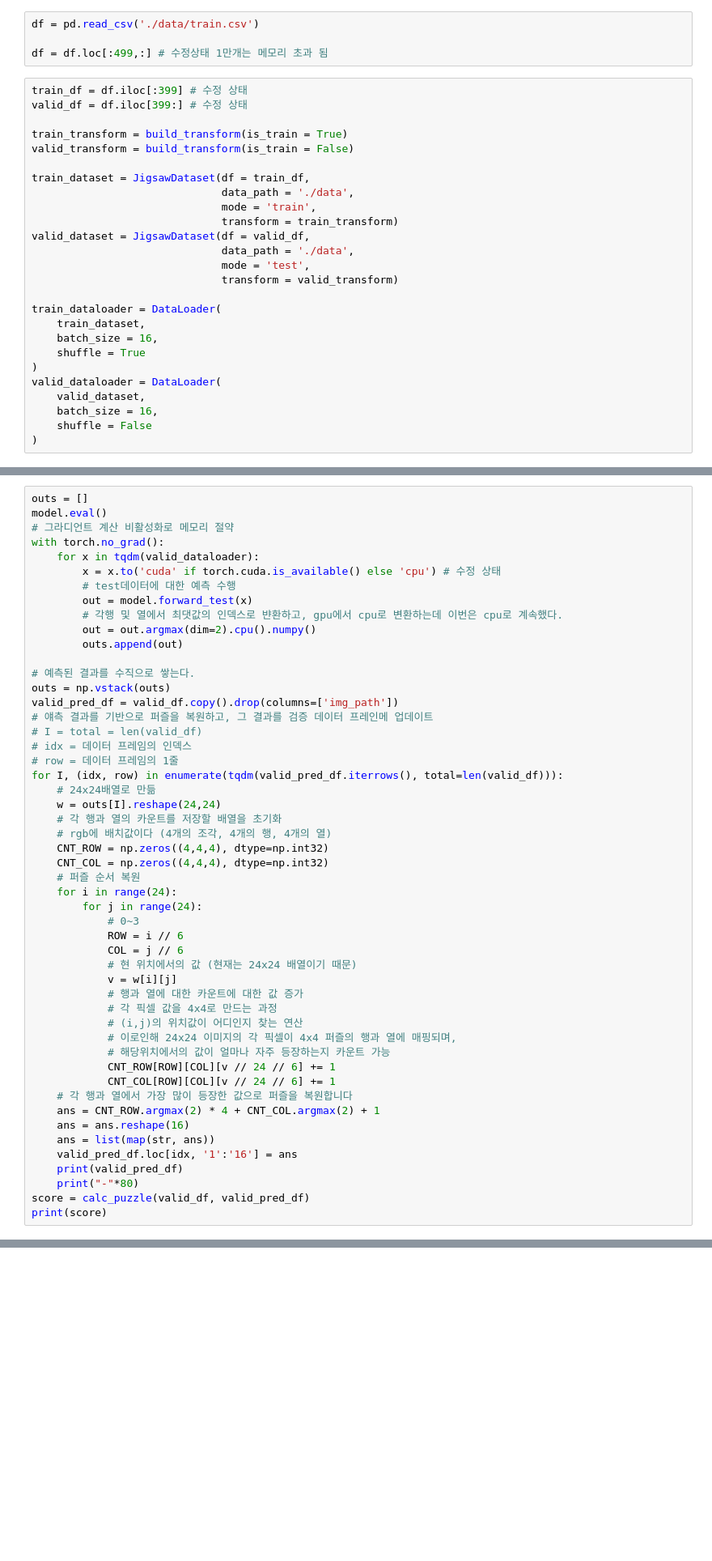
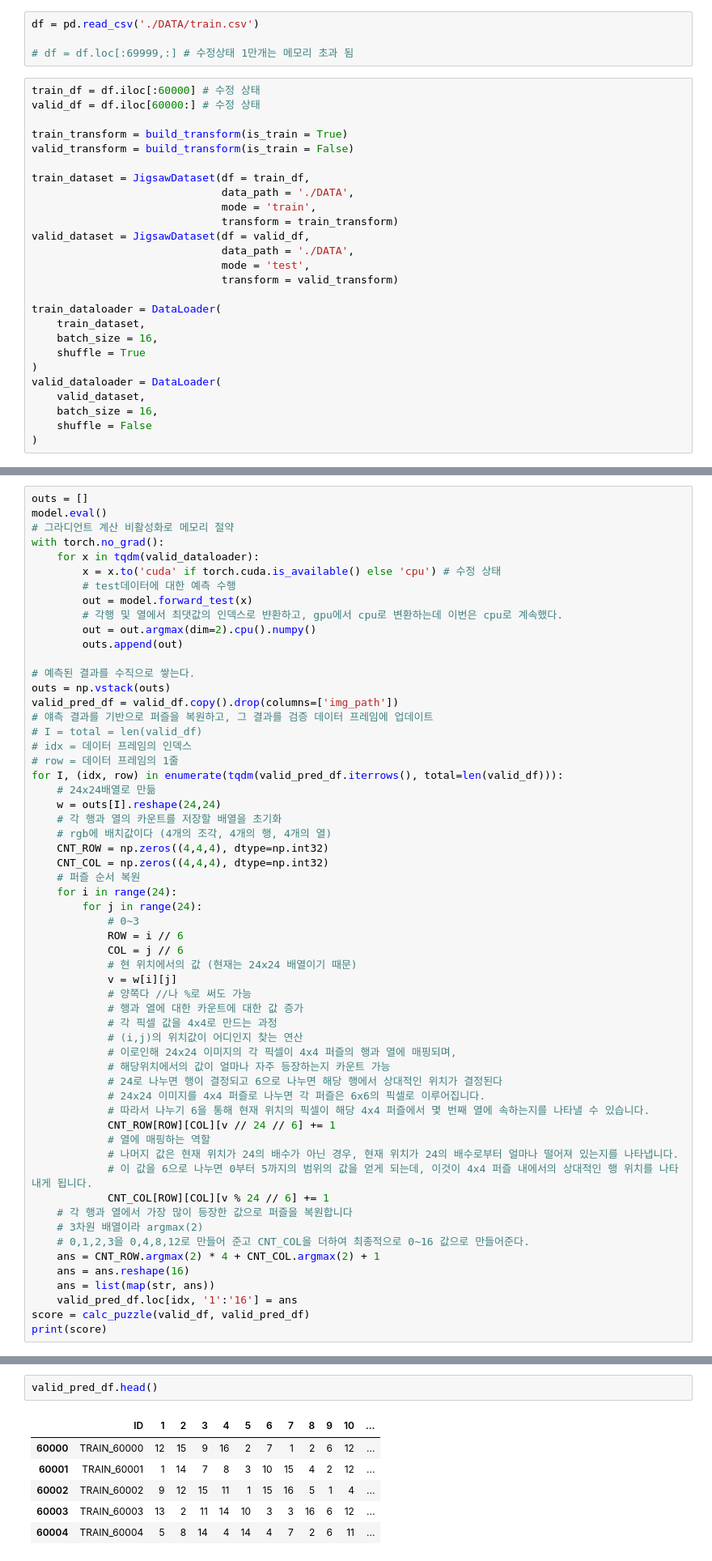
Before and after one commit to GitHayang/python, a Jupyter notebook: dacon/deit_code.ipynb, the cells around one changed output, grey strips where cells are left out. Shown at 81% size. Saved outputs shown, nothing was run; the diff lists cells and outputs as text; blank space fills up the shorter version.

```diff
--- a/dacon/deit_code.ipynb
+++ b/dacon/deit_code.ipynb
@@ -248,22 +251,22 @@ def build_transform(is_train):
     t.append(transforms.Normalize(IMAGENET_DEFAULT_MEAN, IMAGENET_DEFAULT_STD))
     return transforms.Compose(t)
 # %%
-df = pd.read_csv('./data/train.csv')
+df = pd.read_csv('./DATA/train.csv')
 
-df = df.loc[:499,:] # 수정상태 1만개는 메모리 초과 됨
+# df = df.loc[:69999,:] # 수정상태 1만개는 메모리 초과 됨
 # %%
-train_df = df.iloc[:399] # 수정 상태
-valid_df = df.iloc[399:] # 수정 상태
+train_df = df.iloc[:60000] # 수정 상태
+valid_df = df.iloc[60000:] # 수정 상태
 
 train_transform = build_transform(is_train = True)
 valid_transform = build_transform(is_train = False)
 
 train_dataset = JigsawDataset(df = train_df,
-                              data_path = './data',
+                              data_path = './DATA',
                               mode = 'train',
                               transform = train_transform)
 valid_dataset = JigsawDataset(df = valid_df,
-                              data_path = './data',
+                              data_path = './DATA',
                               mode = 'test',
                               transform = valid_transform)
 
@@ -321,7 +342,7 @@ with torch.no_grad():
 # 예측된 결과를 수직으로 쌓는다.
 outs = np.vstack(outs)
 valid_pred_df = valid_df.copy().drop(columns=['img_path'])
-# 얘측 결과를 기반으로 퍼즐을 복원하고, 그 결과를 검증 데이터 프레인메 업데이트
+# 얘측 결과를 기반으로 퍼즐을 복원하고, 그 결과를 검증 데이터 프레임에 업데이트
 # I = total = len(valid_df)
 # idx = 데이터 프레임의 인덱스
 # row = 데이터 프레임의 1줄
@@ -340,19 +361,26 @@ for I, (idx, row) in enumerate(tqdm(valid_pred_df.iterrows(), total=len(valid_df
             COL = j // 6
             # 현 위치에서의 값 (현재는 24x24 배열이기 때문)
             v = w[i][j]
+            # 양쪽다 //나 %로 써도 가능
             # 행과 열에 대한 카운트에 대한 값 증가
             # 각 픽셀 값을 4x4로 만드는 과정
             # (i,j)의 위치값이 어디인지 찾는 연산
             # 이로인해 24x24 이미지의 각 픽셀이 4x4 퍼즐의 행과 열에 매핑되며,
             # 해당위치에서의 값이 얼마나 자주 등장하는지 카운트 가능
+            # 24로 나누면 행이 결정되고 6으로 나누면 해당 행에서 상대적인 위치가 결정된다
+            # 24x24 이미지를 4x4 퍼즐로 나누면 각 퍼즐은 6x6의 픽셀로 이루어집니다.
+            # 따라서 나누기 6을 통해 현재 위치의 픽셀이 해당 4x4 퍼즐에서 몇 번째 열에 속하는지를 나타낼 수 있습니다.
             CNT_ROW[ROW][COL][v // 24 // 6] += 1
-            CNT_COL[ROW][COL][v // 24 // 6] += 1
+            # 열에 매핑하는 역할
+            # 나머지 값은 현재 위치가 24의 배수가 아닌 경우, 현재 위치가 24의 배수로부터 얼마나 떨어져 있는지를 나타냅니다.
+            # 이 값을 6으로 나누면 0부터 5까지의 범위의 값을 얻게 되는데, 이것이 4x4 퍼즐 내에서의 상대적인 행 위치를 나타내게 됩니다.
+            CNT_COL[ROW][COL][v % 24 // 6] += 1
     # 각 행과 열에서 가장 많이 등장한 값으로 퍼즐을 복원합니다
+    # 3차원 배열이라 argmax(2)
+    # 0,1,2,3을 0,4,8,12로 만들어 준고 CNT_COL을 더하여 최종적으로 0~16 값으로 만들어준다.
     ans = CNT_ROW.argmax(2) * 4 + CNT_COL.argmax(2) + 1
     ans = ans.reshape(16)
     ans = list(map(str, ans))
     valid_pred_df.loc[idx, '1':'16'] = ans
-    print(valid_pred_df)
-    print("-"*80)
 score = calc_puzzle(valid_df, valid_pred_df)
 print(score)
@@ -358,0 +389,9 @@ print(score)
+# %%
+valid_pred_df.head()
+# %% [output]
+|  | ID | 1 | 2 | 3 | 4 | 5 | 6 | 7 | 8 | 9 | 10 | ... |
+| 60000 | TRAIN_60000 | 12 | 15 | 9 | 16 | 2 | 7 | 1 | 2 | 6 | 12 | ... |
+| 60001 | TRAIN_60001 | 1 | 14 | 7 | 8 | 3 | 10 | 15 | 4 | 2 | 12 | ... |
+| 60002 | TRAIN_60002 | 9 | 12 | 15 | 11 | 1 | 15 | 16 | 5 | 1 | 4 | ... |
+| 60003 | TRAIN_60003 | 13 | 2 | 11 | 14 | 10 | 3 | 3 | 16 | 6 | 12 | ... |
+| 60004 | TRAIN_60004 | 5 | 8 | 14 | 4 | 14 | 4 | 7 | 2 | 6 | 11 | ... |
```
Also changed, not shown: parts of 16 cells of this notebook.
